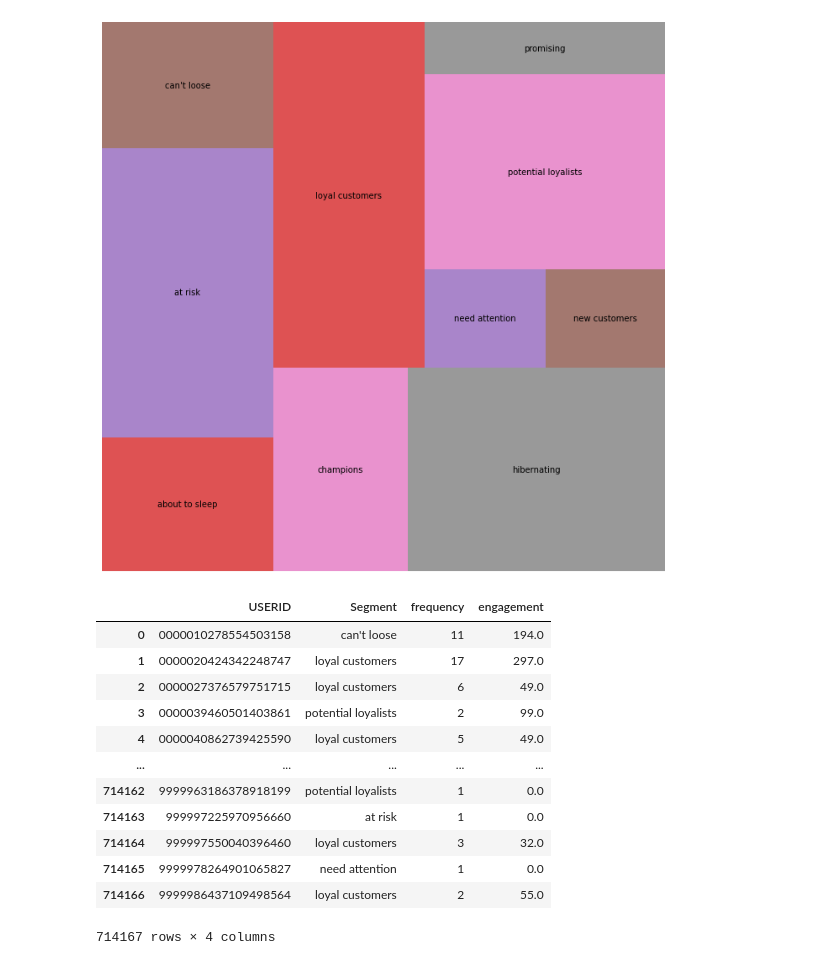
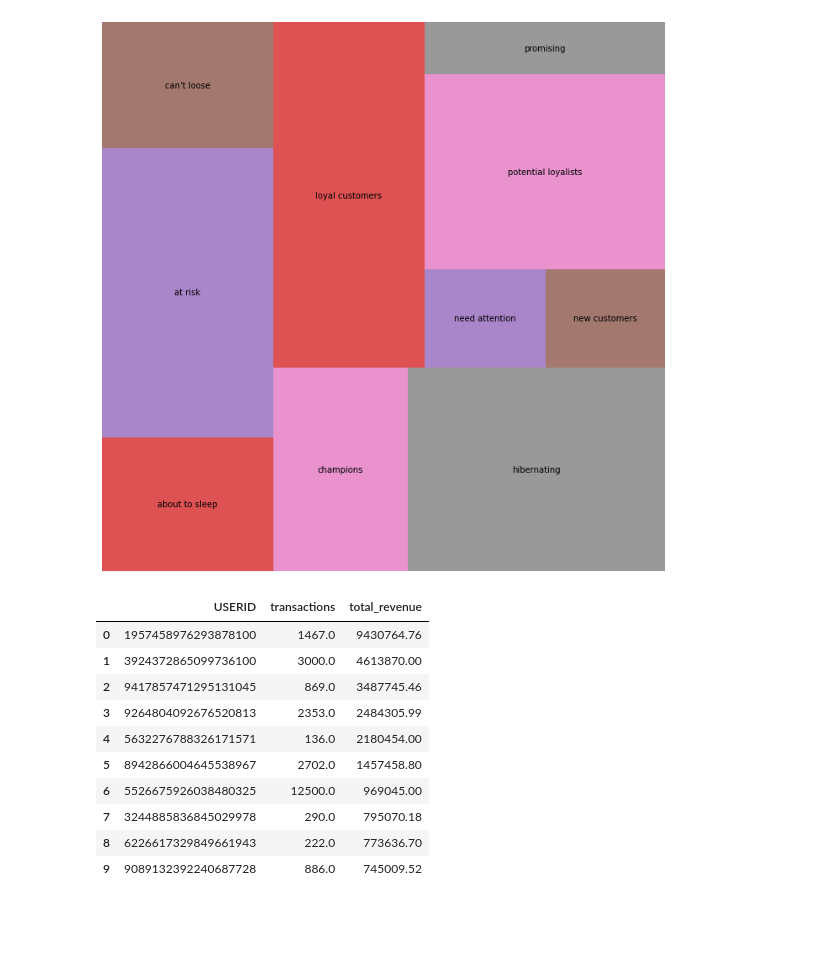
Before and after one commit to hakanatesli/RFE-with-Google-Analytics-Data, a Jupyter notebook: Google-Analytics.ipynb, the cells around one changed output. Cells and saved outputs as stored; diff of their text form; code cells hidden in the pictures; blank space fills up the shorter version.

Commit message:
Add Total Revenue

```diff
--- a/Google-Analytics.ipynb
+++ b/Google-Analytics.ipynb
@@ -260 +248,30 @@ freq_eng = pd.concat([frequency_df,engagement_df], axis= 1).reset_index()
+# %%
+query = """
+        SELECT
+            fullVisitorID as USERID,
+            SUM(totals.transactions) AS transactions,
+            SUM(totals.totalTransactionRevenue)/1000000 AS total_revenue
+        FROM
+            `bigquery-public-data.google_analytics_sample.ga_sessions_*`,
+                 UNNEST(hits) AS hits
+        WHERE
+            _TABLE_SUFFIX BETWEEN '20160801' AND '20170801'
+        GROUP BY USERID
+        ORDER BY total_revenue DESC
+        """
+
+result2 = client.query(query).result().to_dataframe()
+result2.head()
+# %% [output]
+|  | USERID | transactions | total_revenue |
+| 0 | 1957458976293878100 | 1467.0 | 9430764.76 |
+| 1 | 3924372865099736100 | 3000.0 | 4613870.00 |
+| 2 | 9417857471295131045 | 869.0 | 3487745.46 |
+| 3 | 9264804092676520813 | 2353.0 | 2484305.99 |
+| 4 | 5632276788326171571 | 136.0 | 2180454.00 |
+| 5 | 8942866004645538967 | 2702.0 | 1457458.80 |
+| 6 | 5526675926038480325 | 12500.0 | 969045.00 |
+| 7 | 3244885836845029978 | 290.0 | 795070.18 |
+| 8 | 6226617329849661943 | 222.0 | 773636.70 |
+| 9 | 9089132392240687728 | 886.0 | 745009.52 |
 # %%
@@ -262,16 +278,0 @@ df = user_score.merge(freq_eng, how='inner', on='USERID')
-# %%
-df
-# %% [output]
-|  | USERID | Segment | frequency | engagement |
-| 0 | 0000010278554503158 | can't loose | 11 | 194.0 |
-| 1 | 0000020424342248747 | loyal customers | 17 | 297.0 |
-| 2 | 0000027376579751715 | loyal customers | 6 | 49.0 |
-| 3 | 0000039460501403861 | potential loyalists | 2 | 99.0 |
-| 4 | 0000040862739425590 | loyal customers | 5 | 49.0 |
-| ... | ... | ... | ... | ... |
-| 714162 | 9999963186378918199 | potential loyalists | 1 | 0.0 |
-| 714163 | 999997225970956660 | at risk | 1 | 0.0 |
-| 714164 | 999997550040396460 | loyal customers | 3 | 32.0 |
-| 714165 | 9999978264901065827 | need attention | 1 | 0.0 |
-| 714166 | 9999986437109498564 | loyal customers | 2 | 55.0 |
-714167 rows × 4 columns
```
Also changed, not shown: parts of 8 cells of this notebook.
